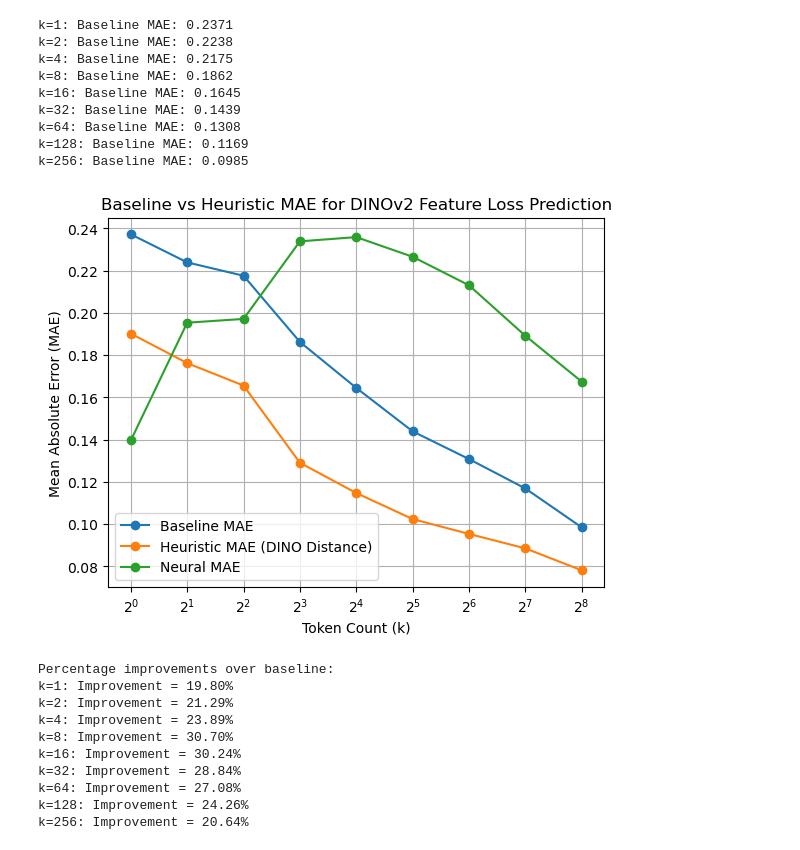
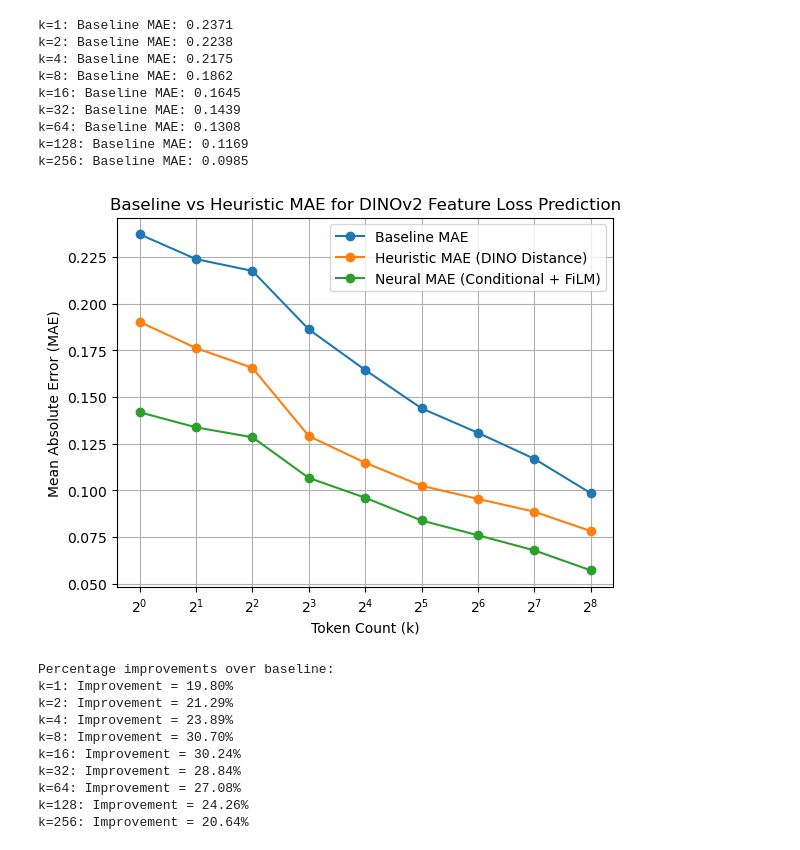
Before and after one commit to hevra01/thesis, a Jupyter notebook: notebooks/baselines/lower_bound/DINO_given_token_count_find_recon_loss.ipynb, the cells around one changed output. Saved outputs shown, nothing was run; the diff lists cells and outputs as text; code cells hidden in the pictures.

```diff
--- a/notebooks/baselines/lower_bound/DINO_given_token_count_find_recon_loss.ipynb
+++ b/notebooks/baselines/lower_bound/DINO_given_token_count_find_recon_loss.ipynb
@@ -148,21 +148,21 @@ k=256: Baseline MAE: 0.0985
 # %%
 # plot baseline vs heuristic
 ks = sorted(baseline_results.keys())
 baseline_maes = [baseline_results[k] for k in ks]
 heuristic_maes = [heuristic_dino_results[k] for k in ks]
-neural_maes = [0.1396, 0.1953, 0.1971, 0.2338, 0.2358, 0.2265, 0.2130, 0.1891, 0.1674]
+neural_film_maes = [0.1418, 0.1337, 0.1284, 0.1066, 0.0960, 0.0838, 0.0759, 0.0678, 0.0571]
 plt.plot(ks, baseline_maes, marker='o', label='Baseline MAE')
 plt.plot(ks, heuristic_maes, marker='o', label='Heuristic MAE (DINO Distance)')
-plt.plot(ks, neural_maes, marker='o', label='Neural MAE')
+plt.plot(ks, neural_film_maes, marker='o', label='Neural MAE (Conditional + FiLM)')
 plt.xscale('log', base=2)
 plt.xlabel('Token Count (k)')
 plt.ylabel('Mean Absolute Error (MAE)')
 plt.title('Baseline vs Heuristic MAE for DINOv2 Feature Loss Prediction')
 plt.legend()
 plt.grid(True)
 plt.show()
 # %% [output]
-[figure, old version]
+[figure, new version]
 # %%
 # percentage wise improvements over baseline
 print("Percentage improvements over baseline:")
```
